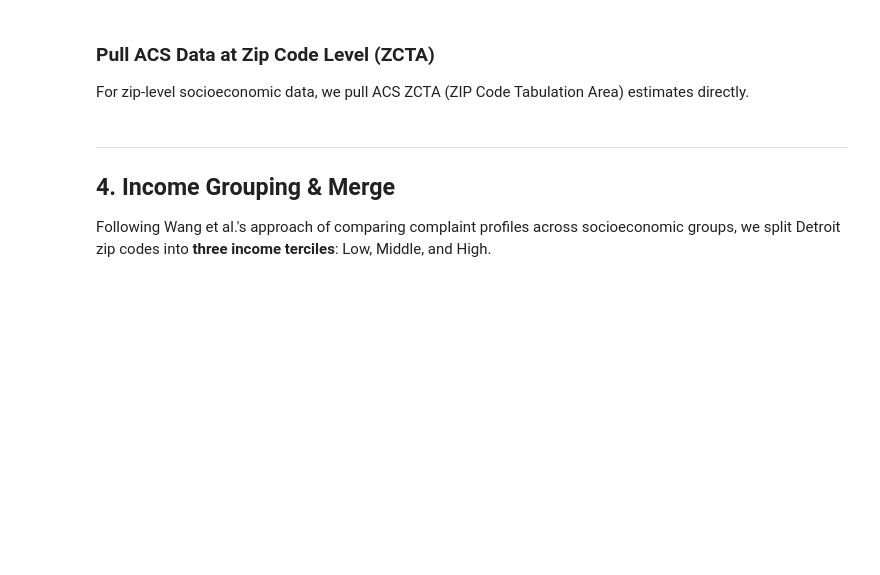
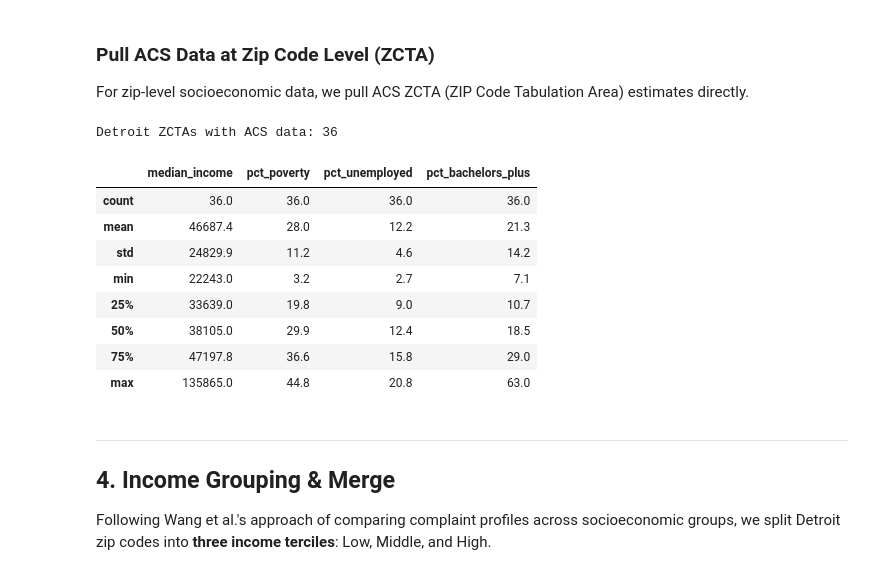
Before and after one commit to raechaelk/311-detroit-data, a Jupyter notebook: detroit_311_analysis.ipynb, the cells around one changed output. Drawn from its saved outputs; the diff is of its cells as text; code cells hidden in the pictures; blank space fills up the shorter version.

```diff
--- a/detroit_311_analysis.ipynb
+++ b/detroit_311_analysis.ipynb
@@ -92,7 +108,7 @@ We pull four key variables for Wayne County (FIPS 26163), which contains Detroit
 | % unemployed | B23025_005E / B23025_003E | Unemployment |
 | % with bachelor's+ | B15003_022E / B15003_001E | Education |
 # %%
-CENSUS_API_KEY = "YOUR_KEY_HERE"  # Leave as-is for keyless (limited) access
+CENSUS_API_KEY = "82733b3f6e5484d7137f09aa6cb51d784bb3aa3b"  # Leave as-is for keyless (limited) access
 
 VARIABLES = [
     "B19013_001E",   # Median household income
@@ -114,8 +130,6 @@ url = (
     f"&for=tract:*"
     f"&in=state:26%20county:163"  # Michigan (26), Wayne County (163)
 )
-if CENSUS_API_KEY != "YOUR_KEY_HERE":
-    url += f"&key={CENSUS_API_KEY}"
 
 resp = requests.get(url, timeout=30)
 resp.raise_for_status()
@@ -255,41 +333,53 @@ For zip-level socioeconomic data, we pull ACS ZCTA (ZIP Code Tabulation Area) es
 # %%
 ZCTA_VARS = "B19013_001E,B17001_001E,B17001_002E,B23025_003E,B23025_005E,B15003_001E,B15003_022E,B15003_023E,B15003_025E"
 
+# ← removed &in=state:26, it's not supported for ZCTAs
 zcta_url = (
     f"https://api.census.gov/data/2022/acs/acs5"
-    f"?get=NAME,{ZCTA_VARS}&for=zip%20code%20tabulation%20area:*&in=state:26"
+    f"?get=NAME,{ZCTA_VARS}&for=zip%20code%20tabulation%20area:*"
 )
 if CENSUS_API_KEY != "YOUR_KEY_HERE":
     zcta_url += f"&key={CENSUS_API_KEY}"
 
 resp_z = requests.get(zcta_url, timeout=60)
 resp_z.raise_for_status()
 zdata = resp_z.json()
 
 acs_zip = pd.DataFrame(zdata[1:], columns=zdata[0])
 acs_zip.rename(columns={'zip code tabulation area': 'zip_code'}, inplace=True)
 
 for col in ZCTA_VARS.split(','):
     if col in acs_zip.columns:
         acs_zip[col] = pd.to_numeric(acs_zip[col], errors='coerce')
 
 acs_zip.replace(-666666666, np.nan, inplace=True)
 
-acs_zip['median_income']       = acs_zip['B19013_001E']
-acs_zip['pct_poverty']         = (acs_zip['B17001_002E'] / acs_zip['B17001_001E'] * 100).round(1)
-acs_zip['pct_unemployed']      = (acs_zip['B23025_005E'] / acs_zip['B23025_003E'] * 100).round(1)
-acs_zip['pct_bachelors_plus']  = (
+acs_zip['median_income']      = acs_zip['B19013_001E']
+acs_zip['pct_poverty']        = (acs_zip['B17001_002E'] / acs_zip['B17001_001E'] * 100).round(1)
+acs_zip['pct_unemployed']     = (acs_zip['B23025_005E'] / acs_zip['B23025_003E'] * 100).round(1)
+acs_zip['pct_bachelors_plus'] = (
     (acs_zip['B15003_022E'] + acs_zip['B15003_023E'] + acs_zip['B15003_025E'])
     / acs_zip['B15003_001E'] * 100
 ).round(1)
 
-# Filter to Detroit zips
+# Filter to Detroit zips after pulling all ZCTAs nationally
 acs_zip_detroit = acs_zip[acs_zip['zip_code'].isin(DETROIT_ZIPS)][
     ['zip_code', 'median_income', 'pct_poverty', 'pct_unemployed', 'pct_bachelors_plus']
 ].dropna(subset=['median_income']).copy()
 
 print(f"Detroit ZCTAs with ACS data: {len(acs_zip_detroit)}")
 acs_zip_detroit.describe().round(1)
+# %% [output]
+Detroit ZCTAs with ACS data: 36
+|  | median_income | pct_poverty | pct_unemployed | pct_bachelors_plus |
+| count | 36.0 | 36.0 | 36.0 | 36.0 |
+| mean | 46687.4 | 28.0 | 12.2 | 21.3 |
+| std | 24829.9 | 11.2 | 4.6 | 14.2 |
+| min | 22243.0 | 3.2 | 2.7 | 7.1 |
+| 25% | 33639.0 | 19.8 | 9.0 | 10.7 |
+| 50% | 38105.0 | 29.9 | 12.4 | 18.5 |
+| 75% | 47197.8 | 36.6 | 15.8 | 29.0 |
+| max | 135865.0 | 44.8 | 20.8 | 63.0 |
 # %% [markdown]
 ---
 ## 4. Income Grouping & Merge
```
Also changed, not shown: parts of 15 cells of this notebook.
